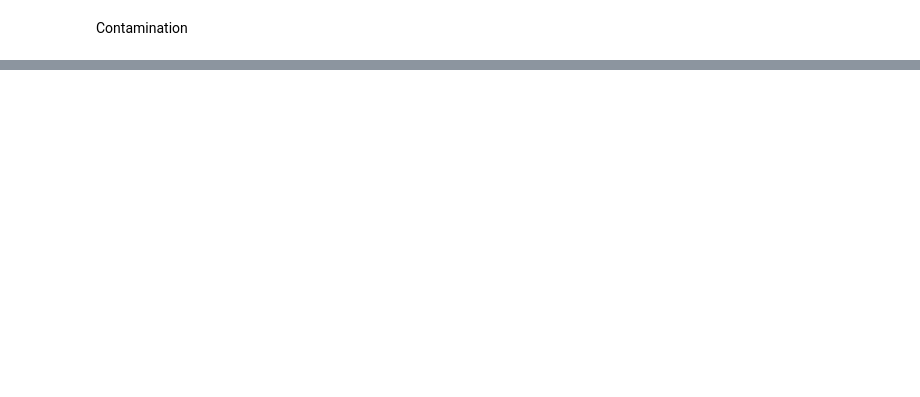
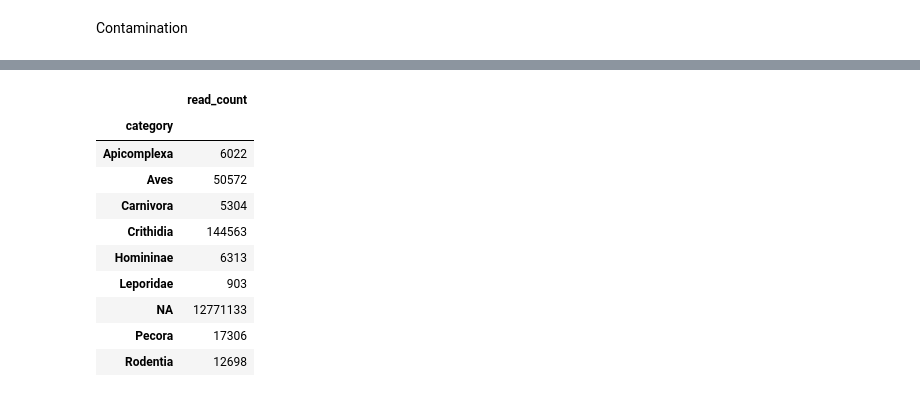
Before and after one commit to czbiohub-sf/california-mosquito-study, a Jupyter notebook: analysis/merge_and_decontam.ipynb, the cells around one changed output, grey strips where cells are left out. Drawn from its saved outputs; the diff is of its cells as text; code cells hidden in the pictures; blank space fills up the shorter version.

```diff
--- a/analysis/merge_and_decontam.ipynb
+++ b/analysis/merge_and_decontam.ipynb
@@ -277,0 +283,8 @@ Name: read_count, dtype: int64
+# %%
+from ete3 import NCBITaxa
+ncbi = NCBITaxa()
+def taxid2name(taxid):
+    return ncbi.get_taxid_translator([taxid])[taxid]
+# %%
+contig_calls_decontam = pd.read_csv('../data/s3/contig_quality_concat/contig_calls_decontam.tsv',
+                                    sep='\t')
@@ -277,0 +301,17 @@ Name: read_count, dtype: int64
+# %%
+partition = "Apicomplexa Crithidia Pecora Carnivora Homininae Rodentia Leporidae Aves".split()
+partition = ncbi.get_name_translator(partition)
+partition = {v[0]: k for k, v in partition.items()}
+
+def get_category(taxid):
+    if not taxid:
+        return None
+    try:
+        lineage = ncbi.get_lineage(taxid)
+    except:
+        return 'NA'
+    for k in partition:
+        if k in lineage:
+            return partition[k]
+    else:
+        return 'NA'
@@ -277,0 +329,17 @@ Name: read_count, dtype: int64
+# %%
+category = contig_calls_decontam['taxid'].apply(get_category)
+contig_calls_decontam['category'] = category
+# %%
+contig_calls_decontam[['category', 'read_count']].groupby('category').sum()
+# %% [output]
+|  | read_count |
+| category |  |
+| Apicomplexa | 6022 |
+| Aves | 50572 |
+| Carnivora | 5304 |
+| Crithidia | 144563 |
+| Homininae | 6313 |
+| Leporidae | 903 |
+| NA | 12771133 |
+| Pecora | 17306 |
+| Rodentia | 12698 |
```
Also changed, not shown: parts of 20 cells of this notebook.
